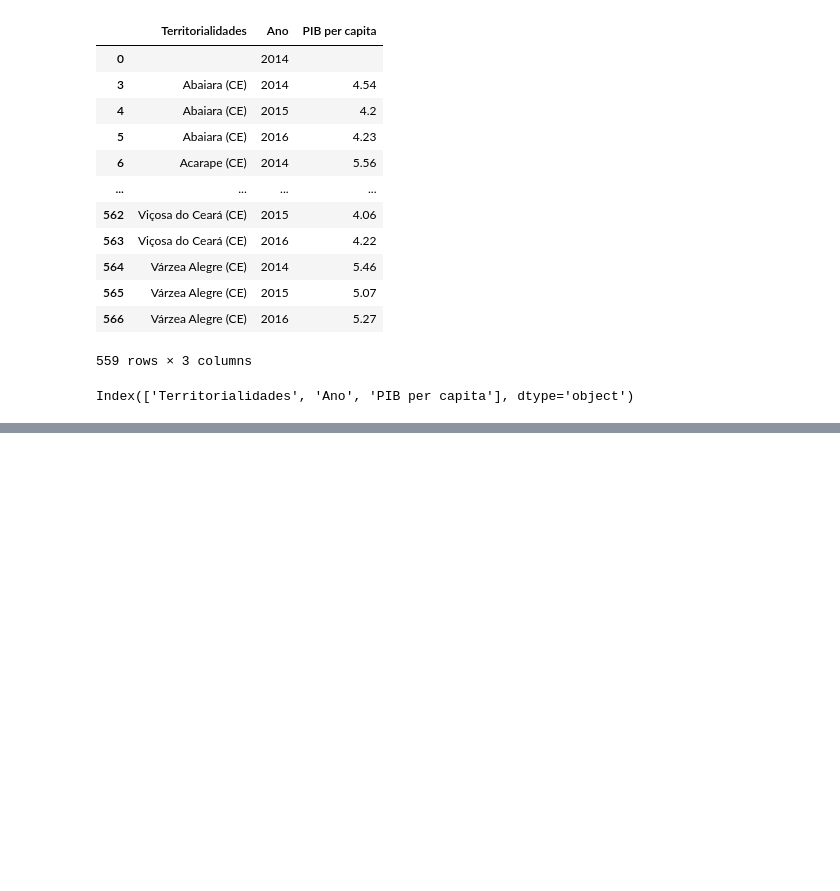
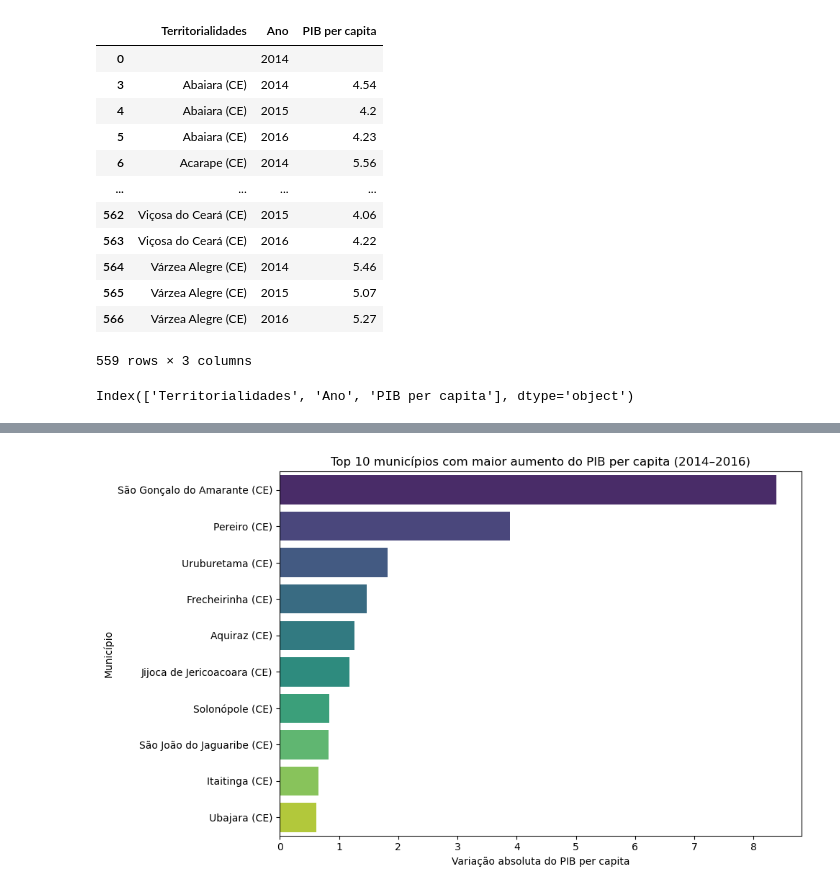
Before and after one commit to midnightrain-jv/projetoPIBCE, a Jupyter notebook: PIBCE.ipynb, the cells around one changed output, grey strips where cells are left out. Saved outputs shown, nothing was run; the diff lists cells and outputs as text; code cells hidden in the pictures; blank space fills up the shorter version.

```diff
--- a/PIBCE.ipynb
+++ b/PIBCE.ipynb
@@ -131,0 +132,22 @@ plt.savefig("grafico.pdf", bbox_inches="tight")
+# %%
+ # Calcular variação 2014–2016 por município
+# Garantir tipos corretos
+base_dados2["Ano"] = base_dados2["Ano"].astype(int)
+base_dados2["PIB per capita"] = base_dados2["PIB per capita"].astype(float)
+
+# Filtrar apenas municípios (tirar Brasil e Ceará agregados, se ainda existirem)
+base_mun = base_dados2[~base_dados2["Territorialidades"].isin(["Brasil", "Ceará"])].copy()
+
+# Tabela com uma coluna por ano
+tabela_anos = base_mun.pivot_table(
+    index="Territorialidades",
+    columns="Ano",
+    values="PIB per capita"
+)
+
+tabela_anos = tabela_anos.rename(columns={2014: "PIB_2014", 2015: "PIB_2015", 2016: "PIB_2016"})
+
+# Variação absoluta e percentual 2014–2016
+tabela_anos["variacao absoluta"] = tabela_anos["PIB_2016"] - tabela_anos["PIB_2014"]
+tabela_anos["variacao percentual"] = (tabela_anos["variacao absoluta"] / tabela_anos["PIB_2014"])
+tabela_anos["variacao percentual"] = ((tabela_anos["variacao absoluta"] / tabela_anos["PIB_2014"]) * 100).round(2)
@@ -131,0 +171,20 @@ plt.savefig("grafico.pdf", bbox_inches="tight")
+# %%
+# Ordenando pela variação absoluta e pegar top 10
+top10_maior = tabela_anos.sort_values("variacao absoluta", ascending=False).head(10)
+
+plt.figure(figsize=(10, 6))
+sns.barplot(
+    data=top10_maior.reset_index(),
+    x="variacao absoluta",
+    y="Territorialidades",
+    hue="Territorialidades",
+    palette="viridis",
+    legend=False
+)
+plt.title("Top 10 municípios com maior aumento do PIB per capita (2014–2016)")
+plt.xlabel("Variação absoluta do PIB per capita")
+plt.ylabel("Município")
+plt.tight_layout()
+plt.show()
+# %% [output]
+[figure, added]
```
Also changed, not shown: parts of 9 cells of this notebook.
